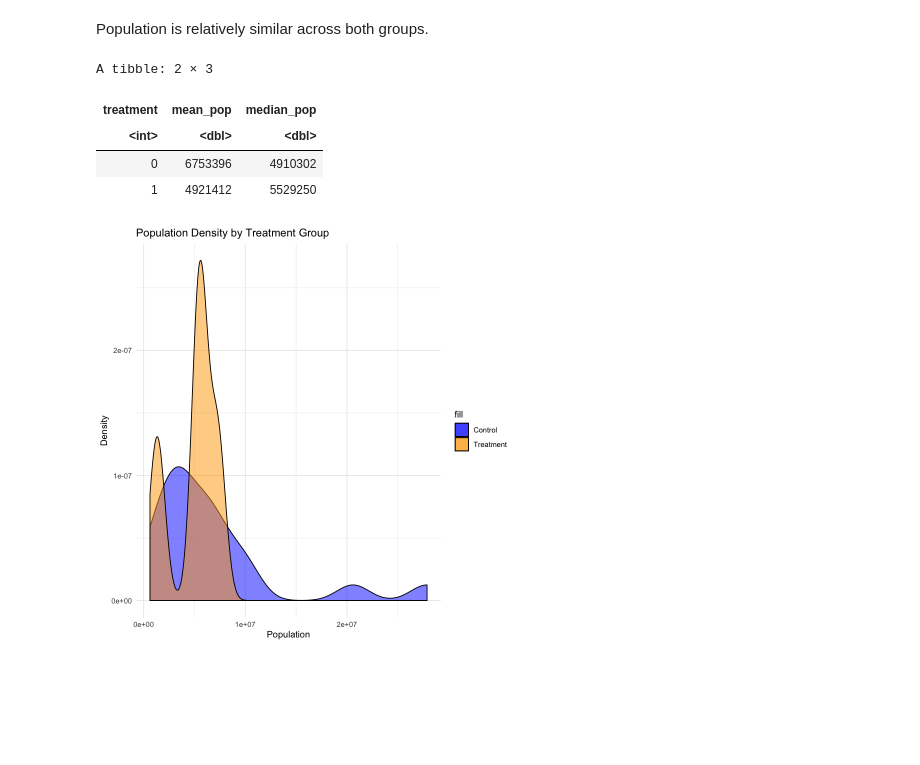
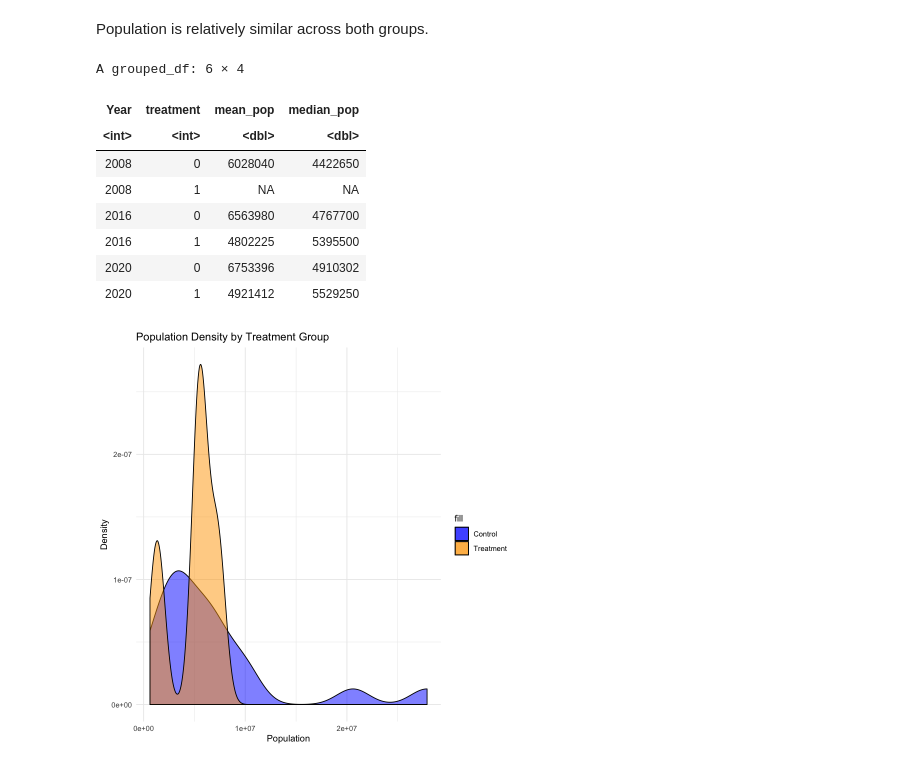
Before and after one commit to aberman6/dukeMIDS-CasualInference-USPrimaries, a Jupyter notebook: 30_results/National_EDA.ipynb, the cells around one changed output. Saved outputs shown, nothing was run; the diff lists cells and outputs as text; code cells hidden in the pictures; blank space fills up the shorter version.

```diff
--- a/30_results/National_EDA.ipynb
+++ b/30_results/National_EDA.ipynb
@@ -40,15 +86,18 @@ colors <- c('Control' = "blue", 'Treatment' = 'orange')
 Population is relatively similar across both groups.
 # %%
 turnout %>%
-    filter(Year == 2020) %>%
-    group_by(treatment) %>%
+    group_by(Year, treatment) %>%
     summarise(mean_pop = mean(Pop), median_pop = median(Pop))
 # %% [output]
-A tibble: 2 × 3
+A grouped_df: 6 × 4
-| treatment | mean_pop | median_pop |
-| <int> | <dbl> | <dbl> |
-| 0 | 6753396 | 4910302 |
-| 1 | 4921412 | 5529250 |
+| Year | treatment | mean_pop | median_pop |
+| <int> | <int> | <dbl> | <dbl> |
+| 2008 | 0 | 6028040 | 4422650 |
+| 2008 | 1 | NA | NA |
+| 2016 | 0 | 6563980 | 4767700 |
+| 2016 | 1 | 4802225 | 5395500 |
+| 2020 | 0 | 6753396 | 4910302 |
+| 2020 | 1 | 4921412 | 5529250 |
 # %%
 # Kernal Density
 ggplot() +
```
Also changed, not shown: parts of 19 cells of this notebook, 6 other files.
